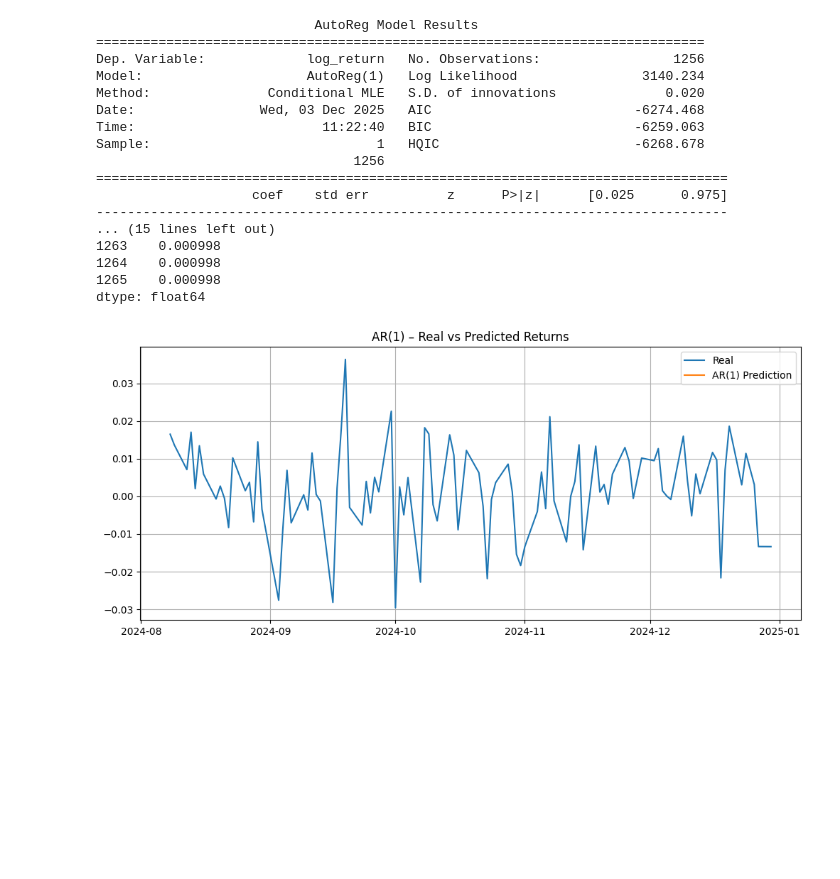
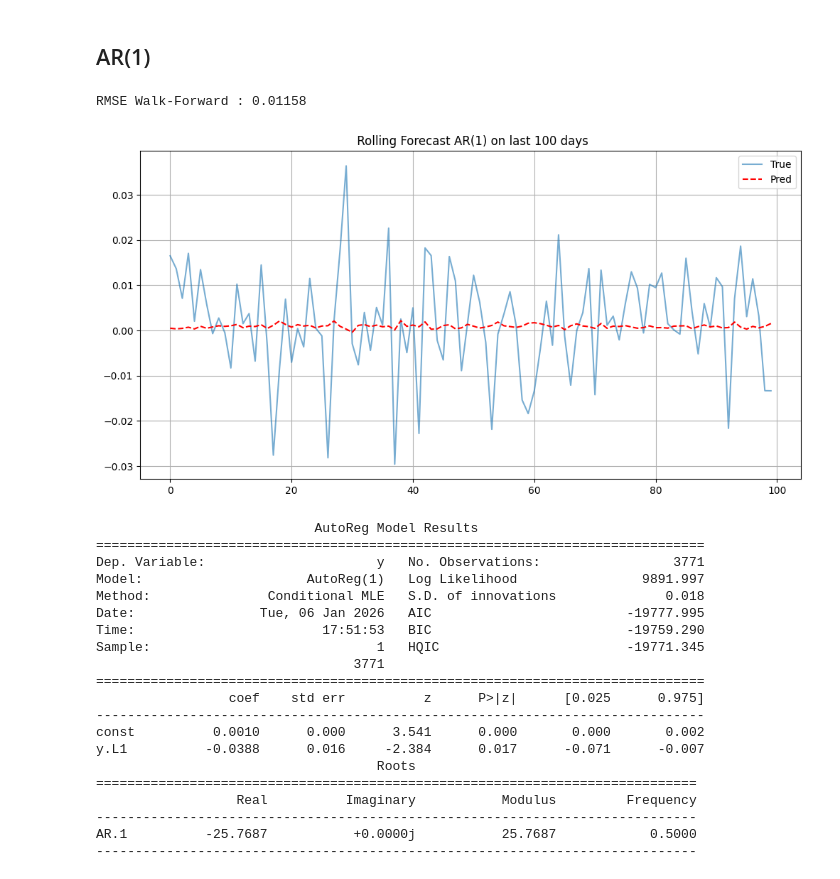
Before and after one commit to dianemans/time-series-pred, a Jupyter notebook: test_samy.ipynb, the cells around one changed output. Drawn from its saved outputs; the diff is of its cells as text; code cells hidden in the pictures; blank space fills up the shorter version.

```diff
--- a/test_samy.ipynb
+++ b/test_samy.ipynb
@@ -55,42 +91,57 @@ plt.show()
+# %% [markdown]
+## AR(1)
 # %%
+data = df["log_return"].values
+n_test = 100  # Les 100 derniers points
+train_data = [x for x in data[:-n_test]]
+test_data = data[-n_test:]
+pred_ar1 = []
 
-# AR(1)
-model_ar1 = AutoReg(returns, lags=1).fit()
-print(model_ar1.summary())
 
-# Forecast 10 jours
-forecast_ar1 = model_ar1.forecast(steps=10)
-print(forecast_ar1)
+for i in range(len(test_data)):
+    model = AutoReg(train_data, lags=1).fit()
+
+    pred_one_step = model.forecast(steps=1)[0]
+    pred_ar1.append(pred_one_step)
+
+    real_observation = test_data[i]
+    train_data.append(real_observation)
+
+mse = mean_squared_error(test_data, pred_ar1)
+rmse = np.sqrt(mse)
+print(f"RMSE Walk-Forward : {rmse:.5f}")
 # %% [output]
-                            AutoReg Model Results
-==============================================================================
-Dep. Variable:             log_return   No. Observations:                 1256
-Model:                     AutoReg(1)   Log Likelihood                3140.234
-Method:               Conditional MLE   S.D. of innovations              0.020
-Date:                Wed, 03 Dec 2025   AIC                          -6274.468
-Time:                        11:22:40   BIC                          -6259.063
-Sample:                             1   HQIC                         -6268.678
-                                 1256
-=================================================================================
-                    coef    std err          z      P>|z|      [0.025      0.975]
----------------------------------------------------------------------------------
-... (15 lines left out)
-1263    0.000998
-1264    0.000998
-1265    0.000998
-dtype: float64
+RMSE Walk-Forward : 0.01158
 # %%
-# Forecast last 100 points (rolling forecast)
-steps = 100
-pred_ar1 = model_ar1.predict(start=len(returns)-steps, end=len(returns)-1)
+plt.figure(figsize=(12, 6))
 
-# Plot
-plt.figure(figsize=(12,5))
-plt.plot(returns[-steps:], label="Real")
-plt.plot(pred_ar1, label="AR(1) Prediction")
-plt.title("AR(1) – Real vs Predicted Returns")
+plt.plot(range(n_test), test_data, label="True", alpha=0.6)
+plt.plot(range(n_test), pred_ar1, label="Pred", color='red', linestyle='--')
+plt.title(f" Rolling Forecast AR(1) on last {n_test} days")
 plt.legend()
 plt.grid(True)
 plt.show()
+
+print(model.summary())
 # %% [output]
-[figure, old version]
+[figure, new version]
+                            AutoReg Model Results
+==============================================================================
+Dep. Variable:                      y   No. Observations:                 3771
+Model:                     AutoReg(1)   Log Likelihood                9891.997
+Method:               Conditional MLE   S.D. of innovations              0.018
+Date:                Tue, 06 Jan 2026   AIC                         -19777.995
+Time:                        17:51:53   BIC                         -19759.290
+Sample:                             1   HQIC                        -19771.345
+                                 3771
+==============================================================================
+                 coef    std err          z      P>|z|      [0.025      0.975]
+------------------------------------------------------------------------------
+const          0.0010      0.000      3.541      0.000       0.000       0.002
+y.L1          -0.0388      0.016     -2.384      0.017      -0.071      -0.007
+                                    Roots
+=============================================================================
+                  Real          Imaginary           Modulus         Frequency
+-----------------------------------------------------------------------------
+AR.1          -25.7687           +0.0000j           25.7687            0.5000
+-----------------------------------------------------------------------------
```
Also changed, not shown: parts of 25 cells of this notebook.
